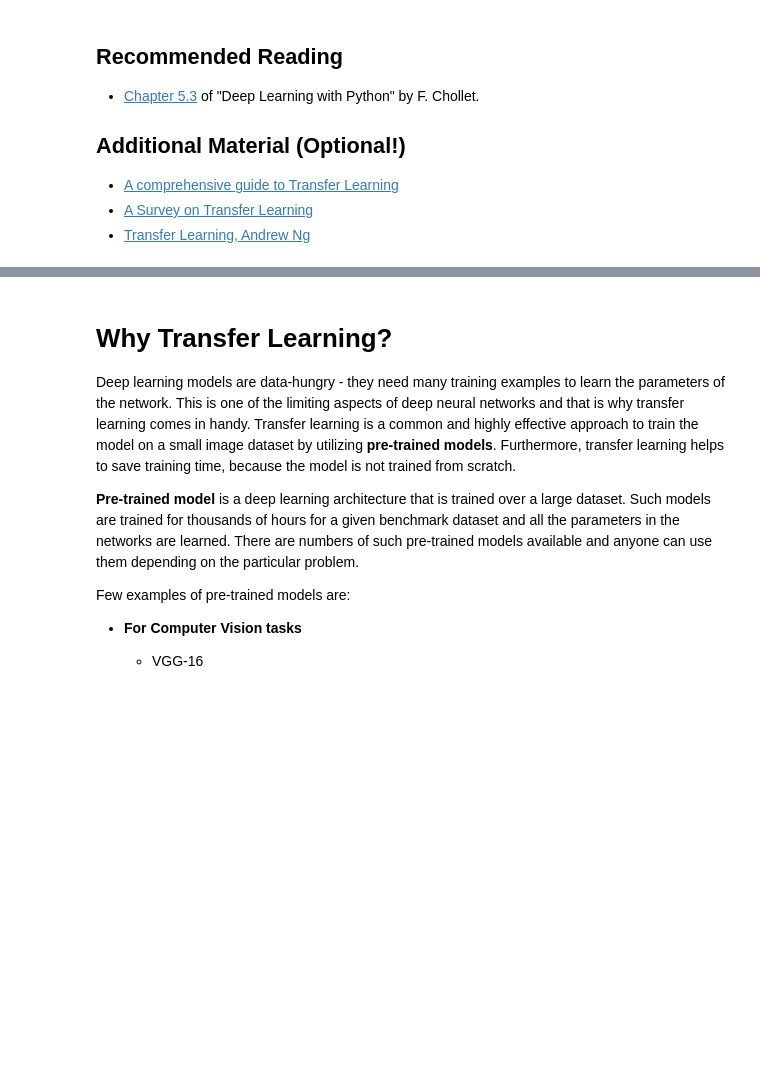
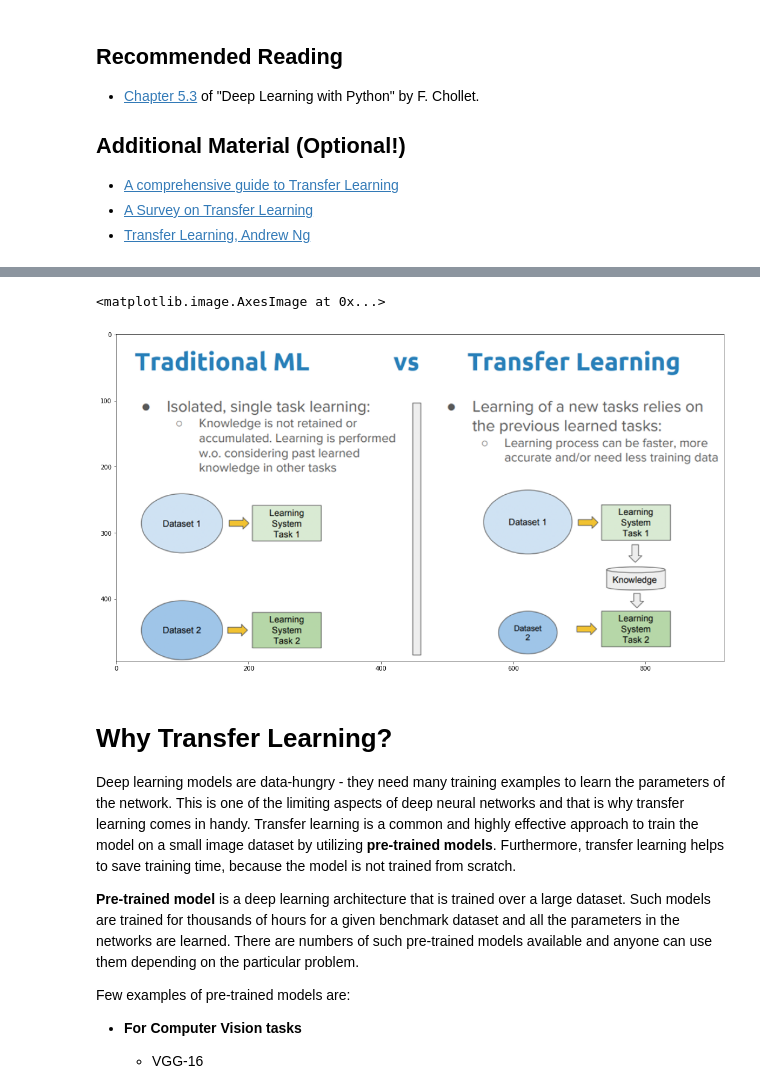
Before and after one commit to jylhakos/Deep-Learning-with-Python, a Jupyter notebook: Regularization/Round4.3_TransferLearning.ipynb, the cells around one changed output, grey strips where cells are left out. Saved outputs shown, nothing was run; the diff lists cells and outputs as text; code cells hidden in the pictures; blank space fills up the shorter version.

Commit message:
TransferLearning

```diff
--- a/Regularization/Round4.3_TransferLearning.ipynb
+++ b/Regularization/Round4.3_TransferLearning.ipynb
@@ -39,6 +39,14 @@ For example, for the image classification task certain low-level features, such
 <figure> <img src="../../../coursedata/R4/Transfer_learning.png" width=800 alt="drawing"/ align='middle'/></figure>
 
 <figcaption style="text-align:center" ><a href=https://towardsdatascience.com/a-comprehensive-hands-on-guide-to-transfer-learning-with-real-world-applications-in-deep-learning-212bf3b2f27a > Image source </figcaption>
+# %%
+import matplotlib.pyplot as plt
+plt.rcParams['figure.figsize'] = [20, 10]
+MSELinPred_image_prefetch = plt.imread("../../../coursedata/R4/Transfer_learning.png")
+plt.imshow(MSELinPred_image_prefetch)
+# %% [output]
+<matplotlib.image.AxesImage at 0x...>
+[figure, added]
 # %% [markdown]
 # Why Transfer Learning?
 Deep learning models are data-hungry - they need many training examples to learn the parameters of the network. This is one of the limiting aspects of deep neural networks and that is why transfer learning comes in handy. Transfer learning is a common and highly effective approach to train the model on a small image dataset by utilizing **pre-trained models**.  Furthermore, transfer learning helps to save training time, because the model is not trained from scratch.
```
Also changed, not shown: parts of 43 cells of this notebook, 1 other file.
